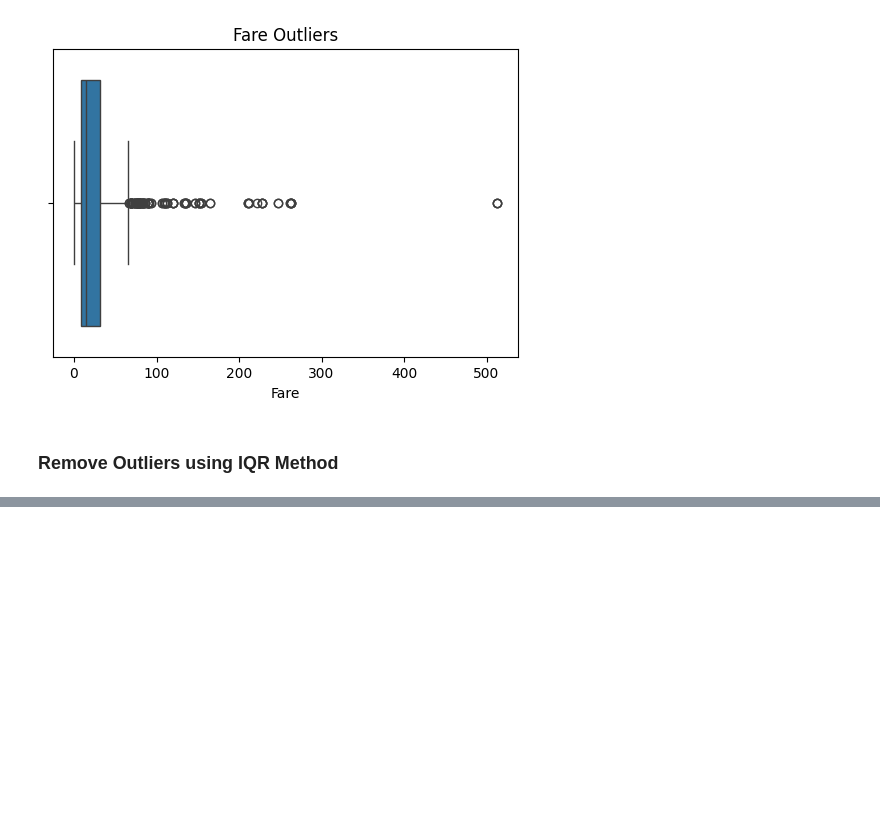
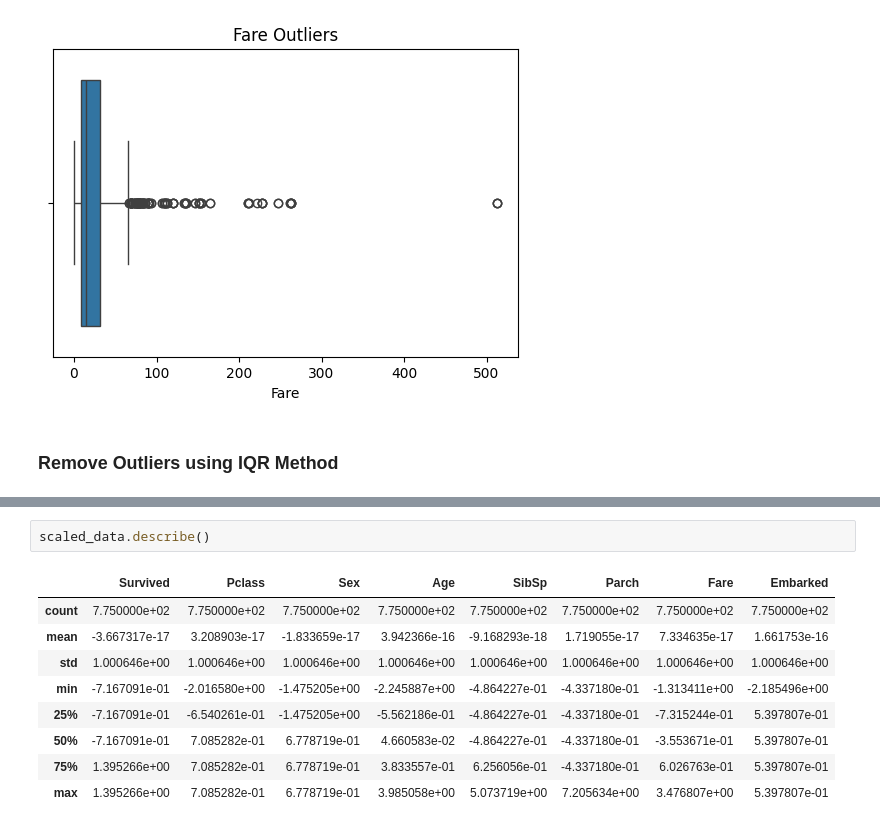
Before and after one commit to Shibu09-tech/AI-ML-Projects-and-Notes, a Jupyter notebook: Lab3_Data_Cleaning_and_Preprocessing_Techniques/notebook.ipynb, the cells around one changed output, grey strips where cells are left out. Cells and saved outputs as stored; diff of their text form; blank space fills up the shorter version.

```diff
--- a/Lab3_Data_Cleaning_and_Preprocessing_Techniques/notebook.ipynb
+++ b/Lab3_Data_Cleaning_and_Preprocessing_Techniques/notebook.ipynb
@@ -222,0 +261,12 @@ plt.show()
+# %%
+scaled_data.describe()
+# %% [output]
+|  | Survived | Pclass | Sex | Age | SibSp | Parch | Fare | Embarked |
+| count | 7.750000e+02 | 7.750000e+02 | 7.750000e+02 | 7.750000e+02 | 7.750000e+02 | 7.750000e+02 | 7.750000e+02 | 7.750000e+02 |
+| mean | -3.667317e-17 | 3.208903e-17 | -1.833659e-17 | 3.942366e-16 | -9.168293e-18 | 1.719055e-17 | 7.334635e-17 | 1.661753e-16 |
+| std | 1.000646e+00 | 1.000646e+00 | 1.000646e+00 | 1.000646e+00 | 1.000646e+00 | 1.000646e+00 | 1.000646e+00 | 1.000646e+00 |
+| min | -7.167091e-01 | -2.016580e+00 | -1.475205e+00 | -2.245887e+00 | -4.864227e-01 | -4.337180e-01 | -1.313411e+00 | -2.185496e+00 |
+| 25% | -7.167091e-01 | -6.540261e-01 | -1.475205e+00 | -5.562186e-01 | -4.864227e-01 | -4.337180e-01 | -7.315244e-01 | 5.397807e-01 |
+| 50% | -7.167091e-01 | 7.085282e-01 | 6.778719e-01 | 4.660583e-02 | -4.864227e-01 | -4.337180e-01 | -3.553671e-01 | 5.397807e-01 |
+| 75% | 1.395266e+00 | 7.085282e-01 | 6.778719e-01 | 3.833557e-01 | 6.256056e-01 | -4.337180e-01 | 6.026763e-01 | 5.397807e-01 |
+| max | 1.395266e+00 | 7.085282e-01 | 6.778719e-01 | 3.985058e+00 | 5.073719e+00 | 7.205634e+00 | 3.476807e+00 | 5.397807e-01 |
```
Also changed, not shown: parts of 14 cells of this notebook.
